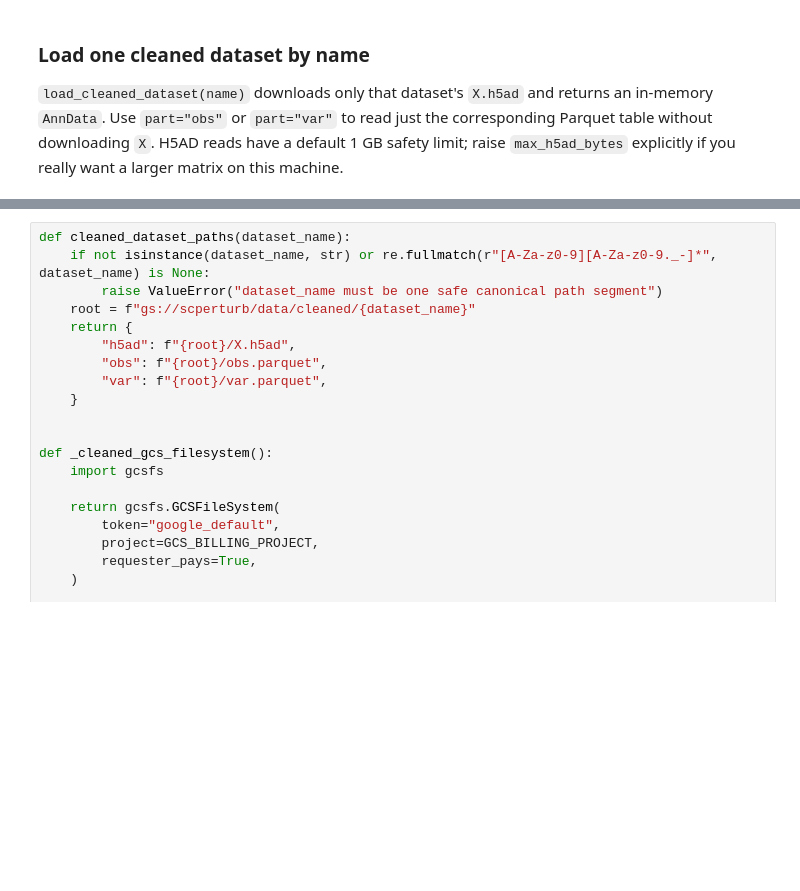
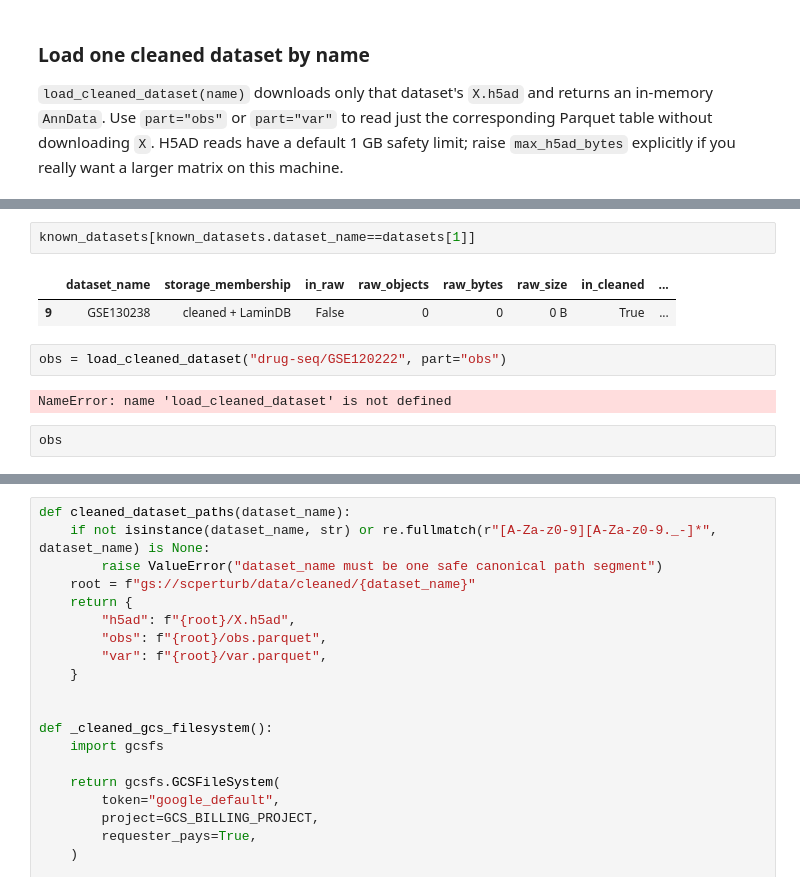
Before and after one commit to jkobject/pert-gym, a Jupyter notebook: notebooks/explore_dataset_storage.ipynb, the cells around one changed output, grey strips where cells are left out. Drawn from its saved outputs; the diff is of its cells as text; blank space fills up the shorter version.

```diff
--- a/notebooks/explore_dataset_storage.ipynb
+++ b/notebooks/explore_dataset_storage.ipynb
@@ -370,0 +532,11 @@ raise `max_h5ad_bytes` explicitly if you really want a larger matrix on this mac
+# %%
+known_datasets[known_datasets.dataset_name==datasets[1]]
+# %% [output]
+|  | dataset_name | storage_membership | in_raw | raw_objects | raw_bytes | raw_size | in_cleaned | ... |
+| 9 | GSE130238 | cleaned + LaminDB | False | 0 | 0 | 0 B | True | ... |
+# %%
+obs = load_cleaned_dataset("drug-seq/GSE120222", part="obs")
+# %% [output]
+NameError: name 'load_cleaned_dataset' is not defined
+# %%
+obs
```
Also changed, not shown: parts of 17 cells of this notebook, 7 other files.
